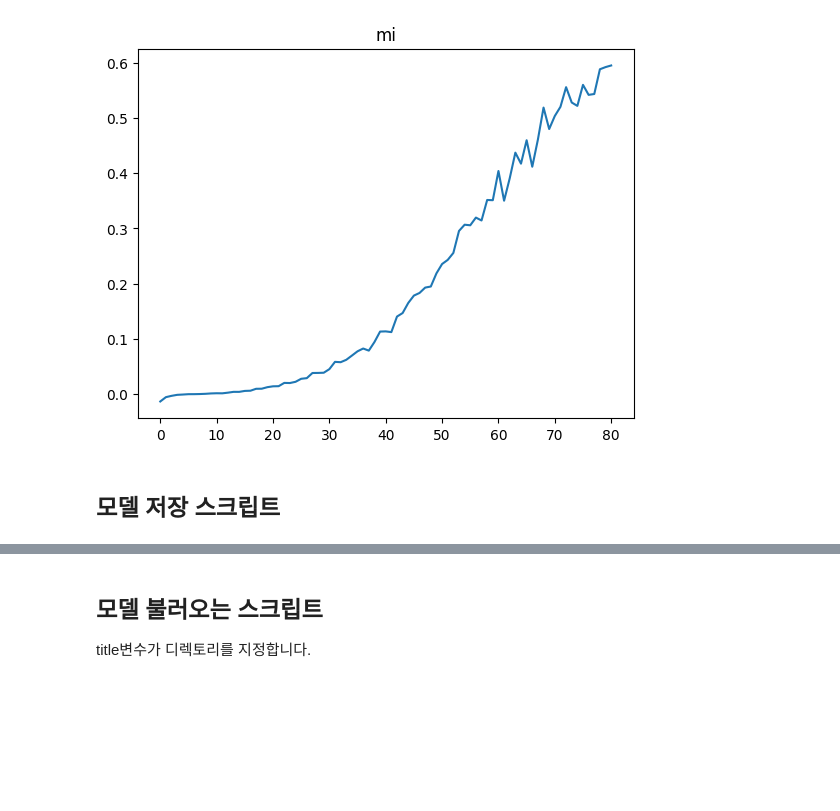
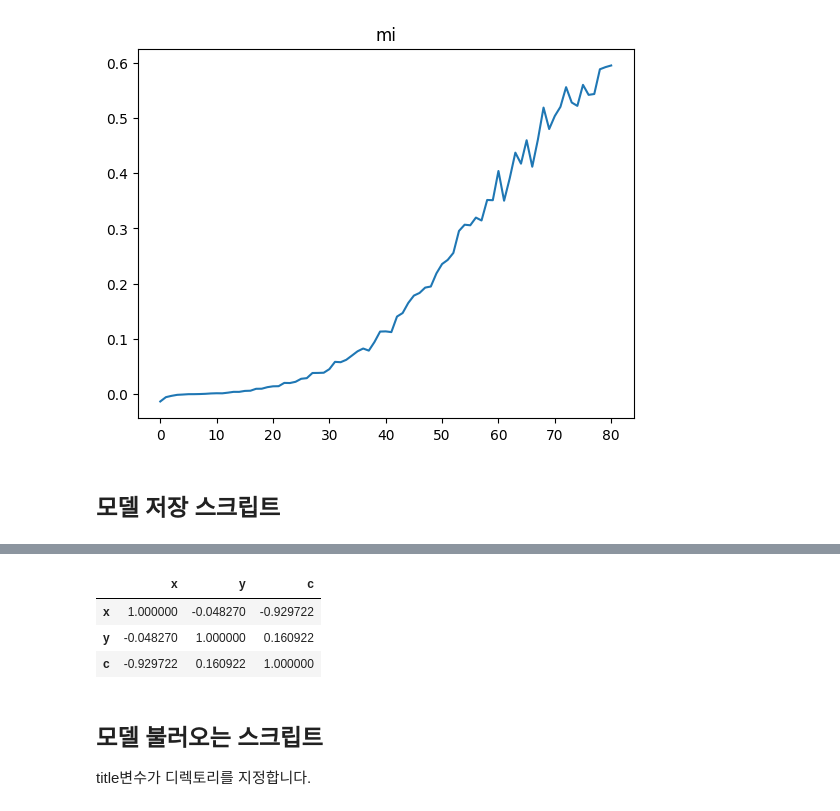
Before and after one commit to red1108/infoQGAN-outdated-, a Jupyter notebook: QGAN+QMINE/code.ipynb, the cells around one changed output, grey strips where cells are left out. Cells and saved outputs as stored; diff of their text form; code cells hidden in the pictures; blank space fills up the shorter version.

```diff
--- a/QGAN+QMINE/code.ipynb
+++ b/QGAN+QMINE/code.ipynb
@@ -237,12 +222,13 @@ M_opt = torch.optim.Adam(mine.parameters(), lr=M_lr)
 # %%
 import os
 epoch = 300
-title = 'try14'
+title = 'try15'
 if not os.path.exists(f'result/{title}'):
     os.makedirs(f'result/{title}')
 
 recorder_keywords = ['d_loss', 'g_loss', 'a_loss', 'b_loss', 'mi']
 recorder = {k: [] for k in recorder_keywords}
+final_rep = 0
 
 for rep in range(1, epoch+1):
     np.random.shuffle(x)
@@ -314,3 +300,4 @@ for rep in range(1, epoch+1):
     plt.ylim((0, 1))
     plt.savefig(f'result/{title}/{rep}.png')
     plt.show()
+    final_rep = rep
@@ -346,24 +334,22 @@ with open(f'result/{title}/discriminator.pkl', 'wb') as file:
 with open(f'result/{title}/generator.pkl', 'wb') as file:
     pickle.dump(generator_params, file)
 # %%
-inputs = []
-outputs = []
+for code_ind in range(code_qubits): # 모든 코드마다 색상읃 달리하여 plot
+    inputs = []
+    outputs = []
 
+    for i in tqdm(range(500)):
+        with torch.no_grad():
+            z = np.random.uniform(-1, 1, (1, n_qubits, 1))
+            code_input = z[:, -code_qubits:].reshape(code_qubits) # 입력 z중에서 code를 추출한다.
+            generator_output, _ = generator_forward(generator_params, z)
+            generator_output = generator_output.cpu().numpy().reshape(output_qubits)
+            outputs.append(generator_output)
+            inputs.append(code_input[code_ind])
 
-for i in tqdm(range(500)):
-    with torch.no_grad():
-        z = np.random.uniform(-1, 1, (1, n_qubits, 1))
-        code_input = z[:, -code_qubits:].reshape(code_qubits) # 입력 z중에서 code를 추출한다.
-        generator_output, _ = generator_forward(generator_params, z)
-        generator_output = generator_output.cpu().numpy().reshape(output_qubits)
-        outputs.append(generator_output)
-        inputs.append(code_input)
-
-
-outputs = np.array(outputs)
-plt.scatter(outputs[:, 0], outputs[:, 1], c=inputs, cmap='RdYlBu', alpha=0.5)
-plt.xlim(0, 1)
-plt.ylim(0, 1)
-plt.colorbar()  # 색상 막대 추가
-plt.title(f'{title} result. code-distribution plot')
-plt.show()
+    outputs = np.array(outputs)
+    plt.scatter(outputs[:, 0], outputs[:, 1], c=inputs, cmap='RdYlBu', alpha=0.5)
+    plt.colorbar()  # 색상 막대 추가
+    plt.title(f'{title} result: code-distribution plot')
+    plt.savefig(f'result/{title}/code_{code_ind}_{final_rep}.png')
+    plt.show()
@@ -372,3 +356,12 @@ plt.show()
+# %%
+import pandas as pd
+df = pd.DataFrame({'x': outputs[:, 0], 'y': outputs[:, 1], 'c': inputs})
+df.corr()
+# %% [output]
+|  | x | y | c |
+| x | 1.000000 | -0.048270 | -0.929722 |
+| y | -0.048270 | 1.000000 | 0.160922 |
+| c | -0.929722 | 0.160922 | 1.000000 |
 # %% [markdown]
 ## 모델 불러오는 스크립트
 
```
Also changed, not shown: parts of 18 cells of this notebook, 1 other file.
